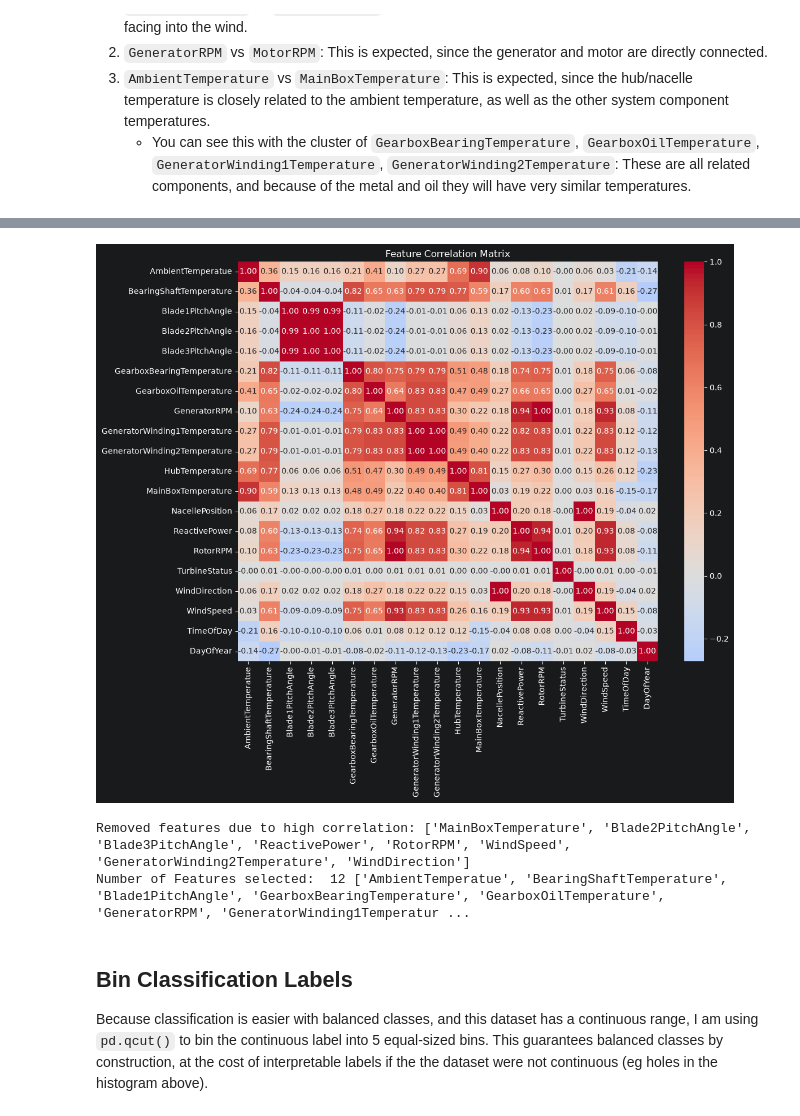
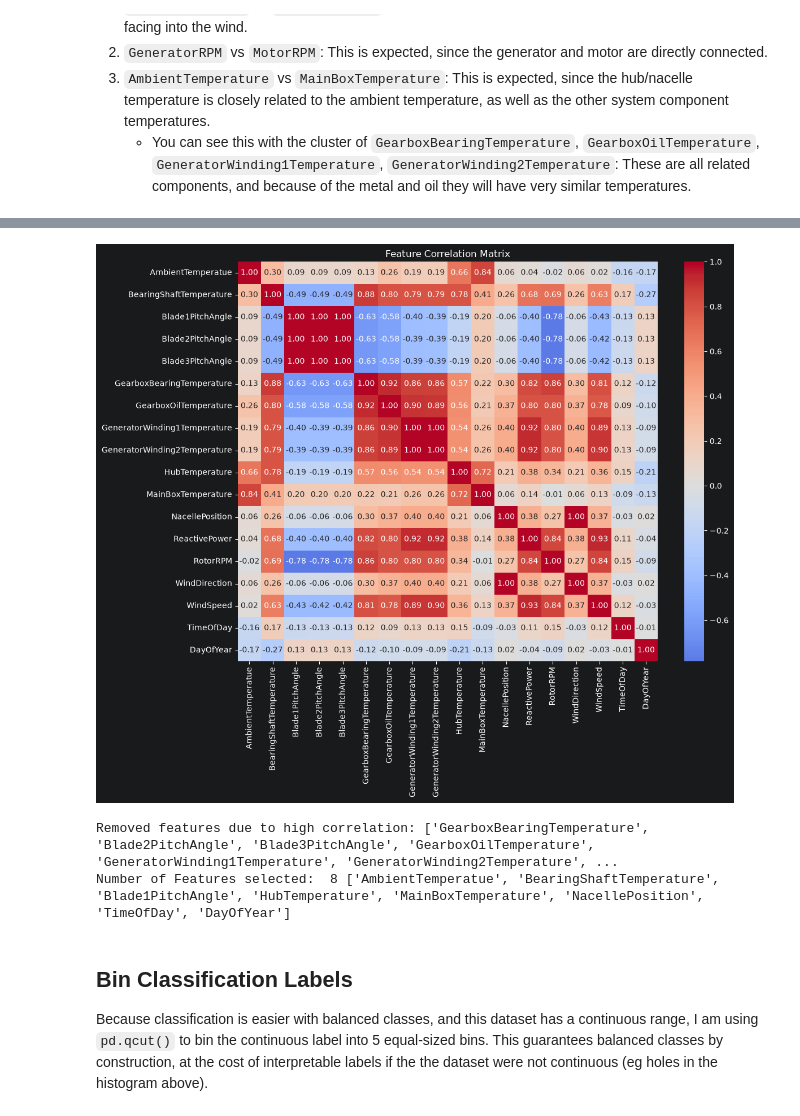
Before and after one commit to fundthmcalculus/grad-school, a Jupyter notebook: CS6101/Phillips_Project_Final.ipynb, the cells around one changed output, grey strips where cells are left out. Cells and saved outputs as stored; diff of their text form; code cells hidden in the pictures.

Commit message:
Exclude `TurbineStatus` and `GeneratorRPM` features due to high variability and correlation dominance; refine regression label handling; update filter thresholds for balanced contributions.

```diff
--- a/CS6101/Phillips_Project_Final.ipynb
+++ b/CS6101/Phillips_Project_Final.ipynb
@@ -53,7 +52,12 @@ raw_data = pd.read_csv('turbine-data.csv', index_col=0)
 raw_data = raw_data.reset_index().rename(columns={'index': 'TimeStamp'})
 # Remove columns that aren't relevant (eg metadata)
 # ControlBoxTemperature has 2 values, WTG has 1.
-raw_data = raw_data.drop(columns=['ControlBoxTemperature', 'WTG'])
+# TurbineStatus has enormous range: [0, 65,746,528] <- excluding this since it dominates all other inputs.
+
+# Print a table of each input variable (unscaled) as a sanity check against spurious input data.
+print(raw_data.agg(['min', 'max']))
+
+raw_data = raw_data.drop(columns=['ControlBoxTemperature', 'WTG', 'TurbineStatus'])
 
 # Convert timestamp to fractional hours of the day.
 raw_data['TimeOfDay'] = pd.to_datetime(raw_data['TimeStamp']).dt.hour + pd.to_datetime(
@@ -81,9 +101,13 @@ from sklearn.preprocessing import StandardScaler
 label_name = 'ActivePower'
 raw_data['Regression_Label'] = raw_data[label_name]
 
-# Because the histogram is imbalanced with 0s, remove those - TODO - See if we can include those again!
-lower_limit = 100
-upper_limit = 1600  # There's a lot at ~1750
+# Because `GeneratorRPM` correlates so strongly with `ActivePower`, remove that feature.
+raw_data = raw_data.drop(columns='GeneratorRPM')
+
+# Original: Because the histogram is imbalanced with 0s, remove those
+# UPDATE: If we exclude the endpoints, then the regression model deteriorates to just `GeneratorRPM`.
+lower_limit = -100  # 100
+upper_limit = 2000 # 1600  # There's a lot at ~1750
 
 plt.figure(figsize=(10, 6))
 raw_data['Regression_Label'].hist(alpha=0.5, label='Original Active Power')
@@ -98,8 +122,9 @@ plt.legend()
 plt.show()
 
 data = filtered_data
-# This bonus column is used for regression fitting convenience.
-data['SS_Regression_Label'] = data['Regression_Label']
+
+# This bonus column is used for regression fitting convenience - it will be `StandardScalar`ed
+data['SS_Regression'] = data['Regression_Label']
 numeric_cols = raw_data.select_dtypes(include=[np.number]).columns
 feature_numeric_cols = [col for col in numeric_cols if
                         col not in [label_name, 'Regression_Label', 'Classification_Label']]
@@ -119,39 +147,39 @@ Additional correlation findings which are understandable:
 # %%
 # Get all numeric features except the labels
-feature_cols = [col for col in data.columns if col not in ['Regression_Label', 'Classification_Label', 'SS_Regression_Label', label_name]]
-features_df = data[feature_cols]
+feature_cols = [col for col in data.columns if col not in ['Regression_Label', 'Classification_Label', 'SS_Regression', label_name]]
+features_df = data[feature_cols].copy()
 
 # Calculate correlation matrix
 corr_matrix = features_df.corr()
 
 # Visualize correlation matrix
 plt.figure(figsize=(12, 10))
 sns.heatmap(corr_matrix, annot=True, fmt='.2f', cmap='coolwarm', center=0)
 plt.title('Feature Correlation Matrix')
 plt.tight_layout()
 plt.show()
 
 # Identify highly correlated features (threshold of 0.85)
 removed_features = []
-correlation_threshold = 0.85
+correlation_threshold = 0.85 # NOTE - this is because there is cluster right around 0.85 for the GeneratorRPM and the gearbox temperatures. I want to include GeneratorRPM AND a temperature setting
 
 for i in range(len(corr_matrix.columns)):
     for j in range(i + 1, len(corr_matrix.columns)):
         if abs(corr_matrix.iloc[i, j]) > correlation_threshold:
             colname = corr_matrix.columns[j]
             if colname not in removed_features:
                 removed_features.append(colname)
 
 print(f"Removed features due to high correlation: {removed_features}")
 
 # Create final feature set
 final_features = [col for col in feature_cols if col not in removed_features]
 X = data[final_features]
 print("Number of Features selected: ", X.shape[1], final_features)
 # %% [output]
-[figure, old version]
+[figure, new version]
-Removed features due to high correlation: ['MainBoxTemperature', 'Blade2PitchAngle', 'Blade3PitchAngle', 'ReactivePower', 'RotorRPM', 'WindSpeed', 'GeneratorWinding2Temperature', 'WindDirection']
-Number of Features selected:  12 ['AmbientTemperatue', 'BearingShaftTemperature', 'Blade1PitchAngle', 'GearboxBearingTemperature', 'GearboxOilTemperature', 'GeneratorRPM', 'GeneratorWinding1Temperatur ...
+Removed features due to high correlation: ['GearboxBearingTemperature', 'Blade2PitchAngle', 'Blade3PitchAngle', 'GearboxOilTemperature', 'GeneratorWinding1Temperature', 'GeneratorWinding2Temperature', ...
+Number of Features selected:  8 ['AmbientTemperatue', 'BearingShaftTemperature', 'Blade1PitchAngle', 'HubTemperature', 'MainBoxTemperature', 'NacellePosition', 'TimeOfDay', 'DayOfYear']
 # %% [markdown]
 ## Bin Classification Labels
 Because classification is easier with balanced classes, and this dataset has a continuous range, I am using `pd.qcut()` to bin the continuous label into 5 equal-sized bins. This guarantees balanced classes by construction, at the cost of interpretable labels if the the dataset were not continuous (eg holes in the histogram above).
```
Also changed, not shown: parts of 34 cells of this notebook.
